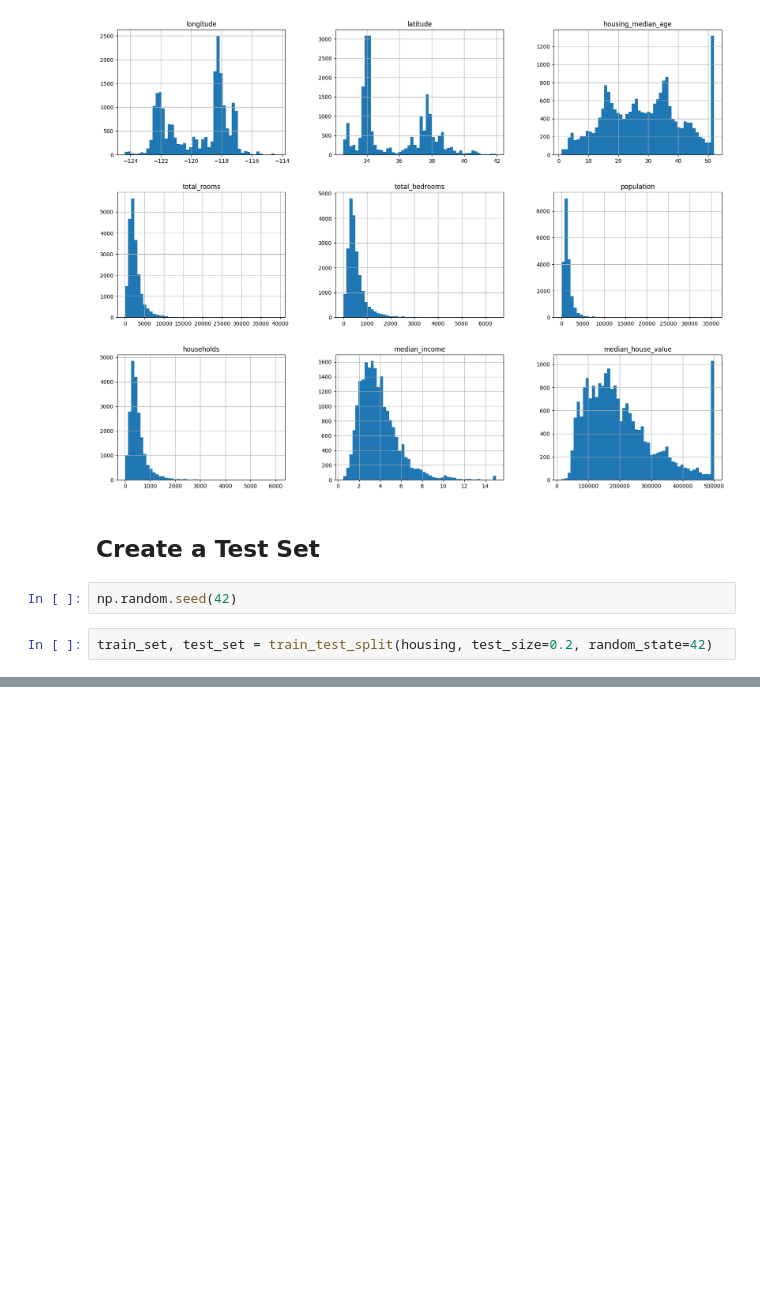
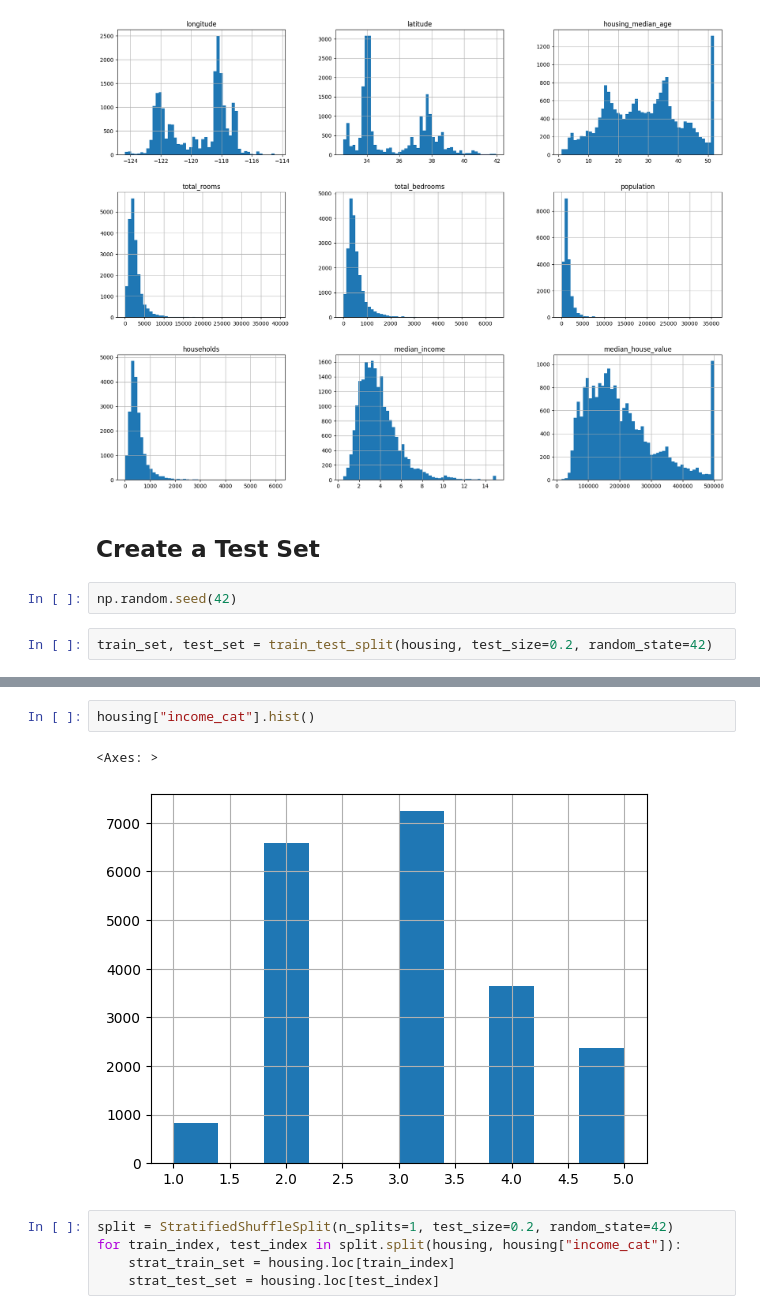
Before and after one commit to joshbrusa/hands-on-ml, a Jupyter notebook: chapter2.ipynb, the cells around one changed output, grey strips where cells are left out. Saved outputs shown, nothing was run; the diff lists cells and outputs as text; blank space fills up the shorter version.

```diff
--- a/chapter2.ipynb
+++ b/chapter2.ipynb
@@ -72,0 +92,10 @@ test_set.head()
+# %%
+housing["income_cat"].hist()
+# %% [output]
+<Axes: >
+[figure, added]
+# %%
+split = StratifiedShuffleSplit(n_splits=1, test_size=0.2, random_state=42)
+for train_index, test_index in split.split(housing, housing["income_cat"]):
+    strat_train_set = housing.loc[train_index]
+    strat_test_set = housing.loc[test_index]
```
Also changed, not shown: parts of 12 cells of this notebook.
